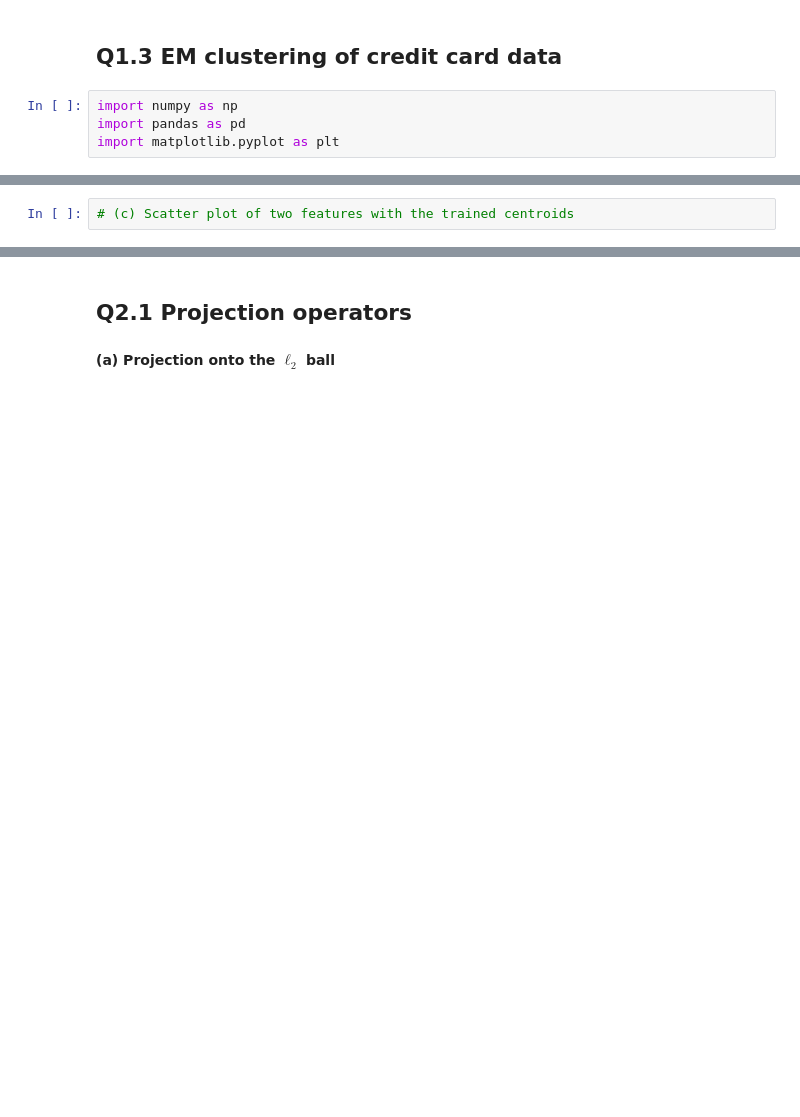
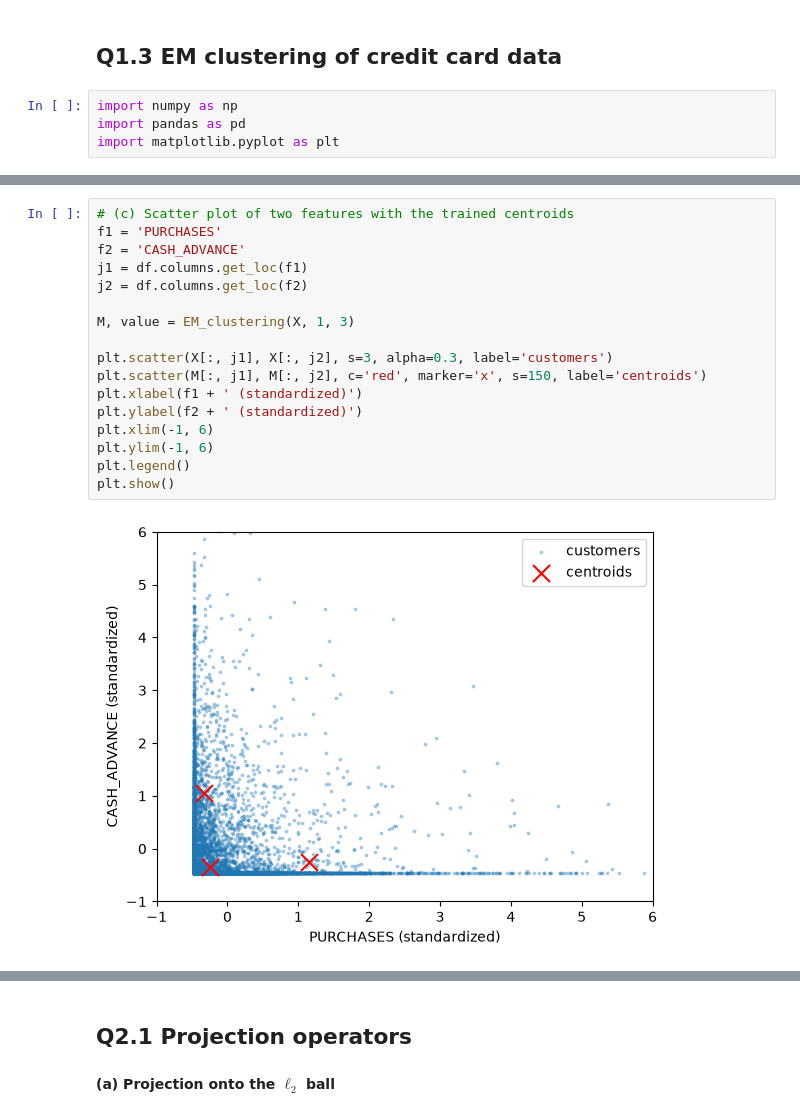
Before and after one commit to SimonC03/coding-playground, a Jupyter notebook: MPDSC/continuous-optimization/assignment3/assignment3_group3.ipynb, the cells around one changed output, grey strips where cells are left out. Drawn from its saved outputs; the diff is of its cells as text; blank space fills up the shorter version.

```diff
--- a/MPDSC/continuous-optimization/assignment3/assignment3_group3.ipynb
+++ b/MPDSC/continuous-optimization/assignment3/assignment3_group3.ipynb
@@ -45,5 +99,22 @@ def EM_clustering(X, sigma, K):
 # %%
 # (c) Scatter plot of two features with the trained centroids
+f1 = 'PURCHASES'
+f2 = 'CASH_ADVANCE'
+j1 = df.columns.get_loc(f1)
+j2 = df.columns.get_loc(f2)
+
+M, value = EM_clustering(X, 1, 3)
+
+plt.scatter(X[:, j1], X[:, j2], s=3, alpha=0.3, label='customers')
+plt.scatter(M[:, j1], M[:, j2], c='red', marker='x', s=150, label='centroids')
+plt.xlabel(f1 + ' (standardized)')
+plt.ylabel(f2 + ' (standardized)')
+plt.xlim(-1, 6)
+plt.ylim(-1, 6)
+plt.legend()
+plt.show()
+# %% [output]
+[figure, added]
 # %% [markdown]
 #### Report
 
```
Also changed, not shown: parts of 6 cells of this notebook.
